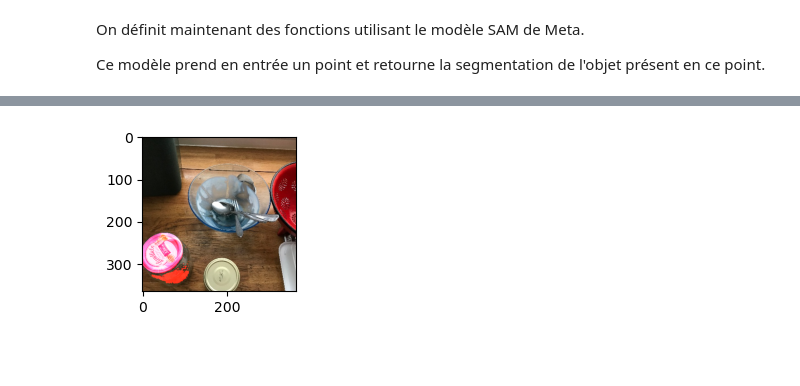
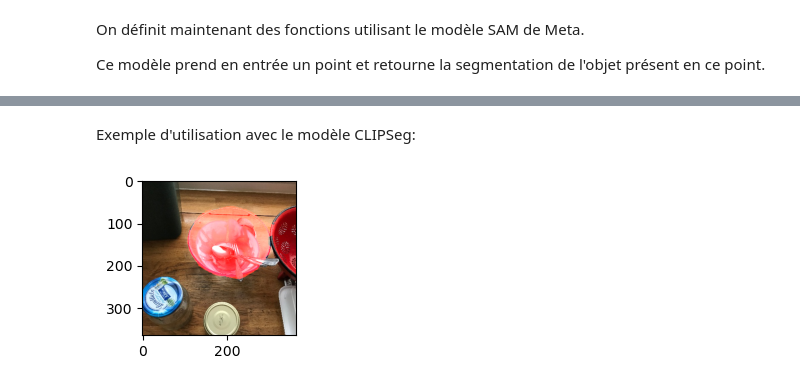
Before and after one commit to GabrielSoranzoUPEC/IA, a Jupyter notebook: Segmentation/basicAIFunc.ipynb, the cells around one changed output, grey strips where cells are left out. Drawn from its saved outputs; the diff is of its cells as text; code cells hidden in the pictures; blank space fills up the shorter version.

```diff
--- a/Segmentation/basicAIFunc.ipynb
+++ b/Segmentation/basicAIFunc.ipynb
@@ -250,8 +230,11 @@ Wall time: 10.2 s
-# %%
-mask=maskFromDescription(imagecv,description)
-plt.figure(figsize=(2,2))
-maskedIm=getMaskedImage(imagecv,mask)
-plt.imshow(cvToPil(maskedIm))
-plt.show()
-# %% [output]
-[figure, removed]
+# %% [markdown]
+Exemple d'utilisation avec le modèle CLIPSeg:
+# %%
+description="a cup"
+basicMask=basicMaskFromDescription(imagecv,description,100)
+maskedIm=getMaskedImage(imagecv,basicMask)
+plt.figure(figsize=(2,2))
+plt.imshow(cvToPil(maskedIm))
+plt.show()
+# %% [output]
+[figure, added]
```
Also changed, not shown: parts of 18 cells of this notebook, 1 other file.
